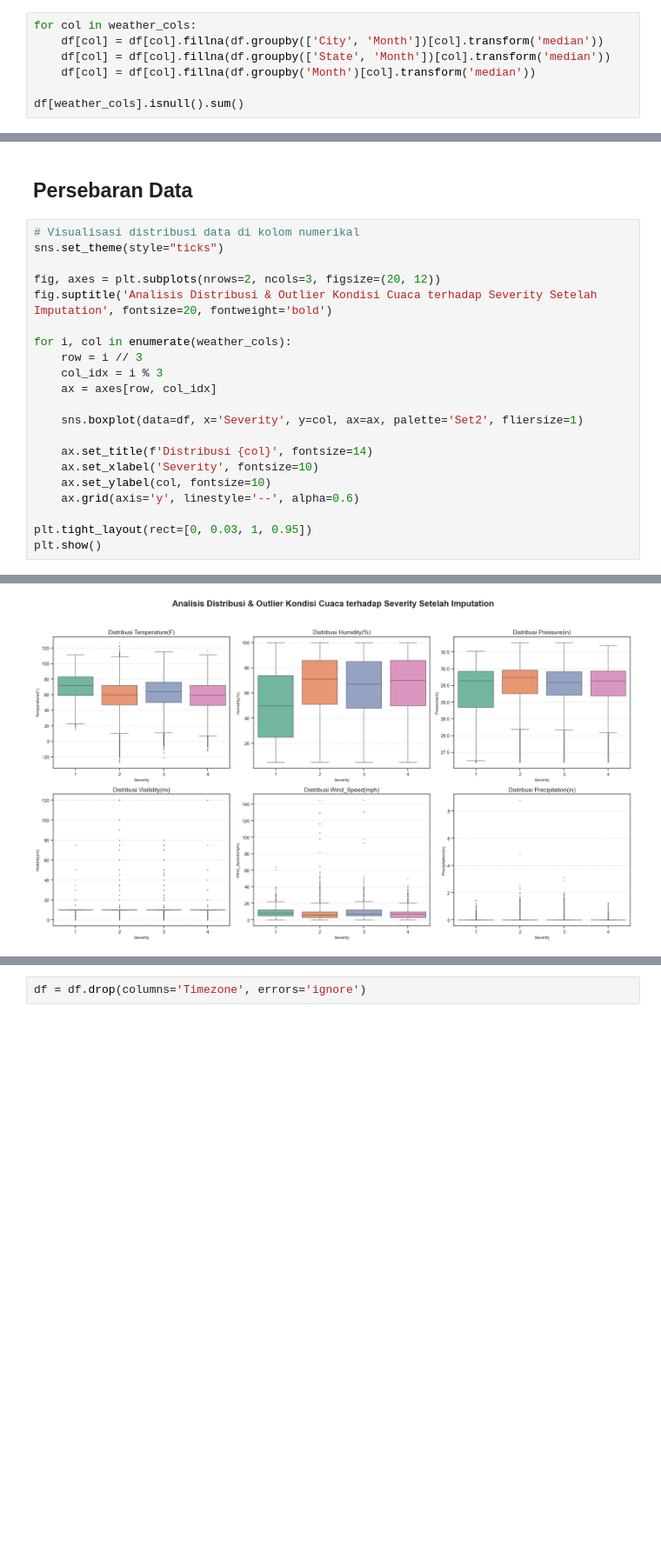
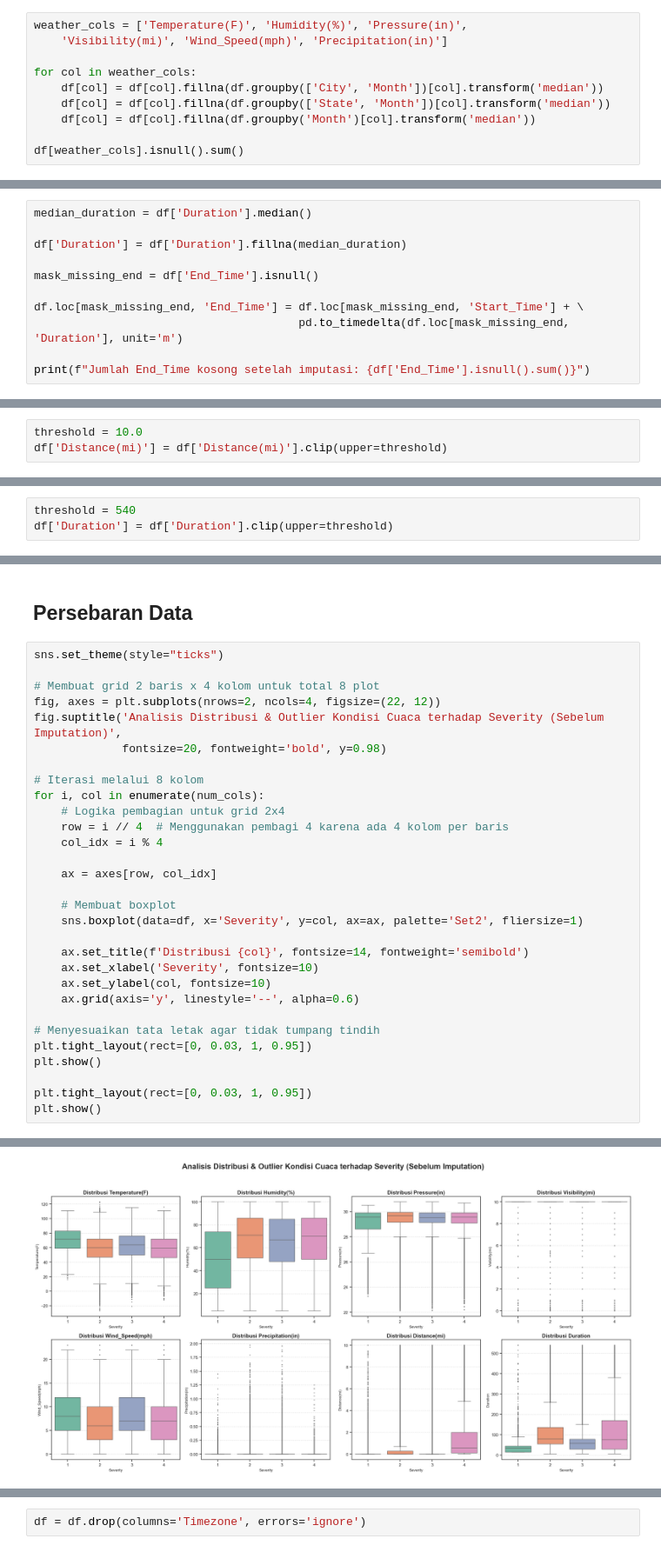
Before and after one commit to clairedible/WeeklyReport2_EDA, a Jupyter notebook: EDA_2020.ipynb, the cells around one changed output, grey strips where cells are left out. Shown at 87% size. Cells and saved outputs as stored; diff of their text form; blank space fills up the shorter version.

```diff
--- a/EDA_2020.ipynb
+++ b/EDA_2020.ipynb
@@ -558,6 +622,9 @@ Label Weather_Condition seperti "Fair" (Cerah) punya arti suhu yang sangat berbe
 - Kasus A: Di Miami, Florida saat bulan Januari, cuaca "Fair" suhunya bisa 75°F.
 - Kasus B: Di Minneapolis, Minnesota saat bulan Januari, cuaca "Fair" suhunya bisa -5°F.
 # %%
+weather_cols = ['Temperature(F)', 'Humidity(%)', 'Pressure(in)',
+    'Visibility(mi)', 'Wind_Speed(mph)', 'Precipitation(in)']
+
 for col in weather_cols:
     df[col] = df[col].fillna(df.groupby(['City', 'Month'])[col].transform('median'))
     df[col] = df[col].fillna(df.groupby(['State', 'Month'])[col].transform('median'))
@@ -679,0 +717,11 @@ dtype: int64
+# %%
+median_duration = df['Duration'].median()
+
+df['Duration'] = df['Duration'].fillna(median_duration)
+
+mask_missing_end = df['End_Time'].isnull()
+
+df.loc[mask_missing_end, 'End_Time'] = df.loc[mask_missing_end, 'Start_Time'] + \
+                                       pd.to_timedelta(df.loc[mask_missing_end, 'Duration'], unit='m')
+
+print(f"Jumlah End_Time kosong setelah imputasi: {df['End_Time'].isnull().sum()}")
@@ -679,0 +742,3 @@ dtype: int64
+# %%
+threshold = 10.0
+df['Distance(mi)'] = df['Distance(mi)'].clip(upper=threshold)
@@ -680,3 +753,6 @@ dtype: int64
+# %%
+threshold = 540
+df['Duration'] = df['Duration'].clip(upper=threshold)
 # %% [markdown]
 ## Membuat Road_Features
 # %%
@@ -702,26 +778,35 @@ df["Road_Features"] = df[road_features].sum(axis=1)
 # %% [markdown]
 ## Persebaran Data
 # %%
-# Visualisasi distribusi data di kolom numerikal
 sns.set_theme(style="ticks")
 
-fig, axes = plt.subplots(nrows=2, ncols=3, figsize=(20, 12))
-fig.suptitle('Analisis Distribusi & Outlier Kondisi Cuaca terhadap Severity Setelah Imputation', fontsize=20, fontweight='bold')
+# Membuat grid 2 baris x 4 kolom untuk total 8 plot
+fig, axes = plt.subplots(nrows=2, ncols=4, figsize=(22, 12))
+fig.suptitle('Analisis Distribusi & Outlier Kondisi Cuaca terhadap Severity (Sebelum Imputation)',
+             fontsize=20, fontweight='bold', y=0.98)
 
-for i, col in enumerate(weather_cols):
-    row = i // 3
-    col_idx = i % 3
+# Iterasi melalui 8 kolom
+for i, col in enumerate(num_cols):
+    # Logika pembagian untuk grid 2x4
+    row = i // 4  # Menggunakan pembagi 4 karena ada 4 kolom per baris
+    col_idx = i % 4
+
     ax = axes[row, col_idx]
 
+    # Membuat boxplot
     sns.boxplot(data=df, x='Severity', y=col, ax=ax, palette='Set2', fliersize=1)
 
-    ax.set_title(f'Distribusi {col}', fontsize=14)
+    ax.set_title(f'Distribusi {col}', fontsize=14, fontweight='semibold')
     ax.set_xlabel('Severity', fontsize=10)
     ax.set_ylabel(col, fontsize=10)
     ax.grid(axis='y', linestyle='--', alpha=0.6)
 
+# Menyesuaikan tata letak agar tidak tumpang tindih
 plt.tight_layout(rect=[0, 0.03, 1, 0.95])
 plt.show()
+
+plt.tight_layout(rect=[0, 0.03, 1, 0.95])
+plt.show()
 # %% [output]
 Passing `palette` without assigning `hue` is deprecated and will be removed in v0.14.0. Assign the `x` variable to `hue` and set `legend=False` for the same effect.
 
@@ -739,5 +824,5 @@ Passing `palette` without assigning `hue` is deprecated and will be removed in v
 
 
 
 Passing `palette` without assigning `hue` is deprecated and will be removed in v0.14.0. Assign the `x` variable to `hue` and set `legend=False` for the same effect.
-[figure, old version]
+[figure, new version]
```
Also changed, not shown: parts of 41 cells of this notebook.
